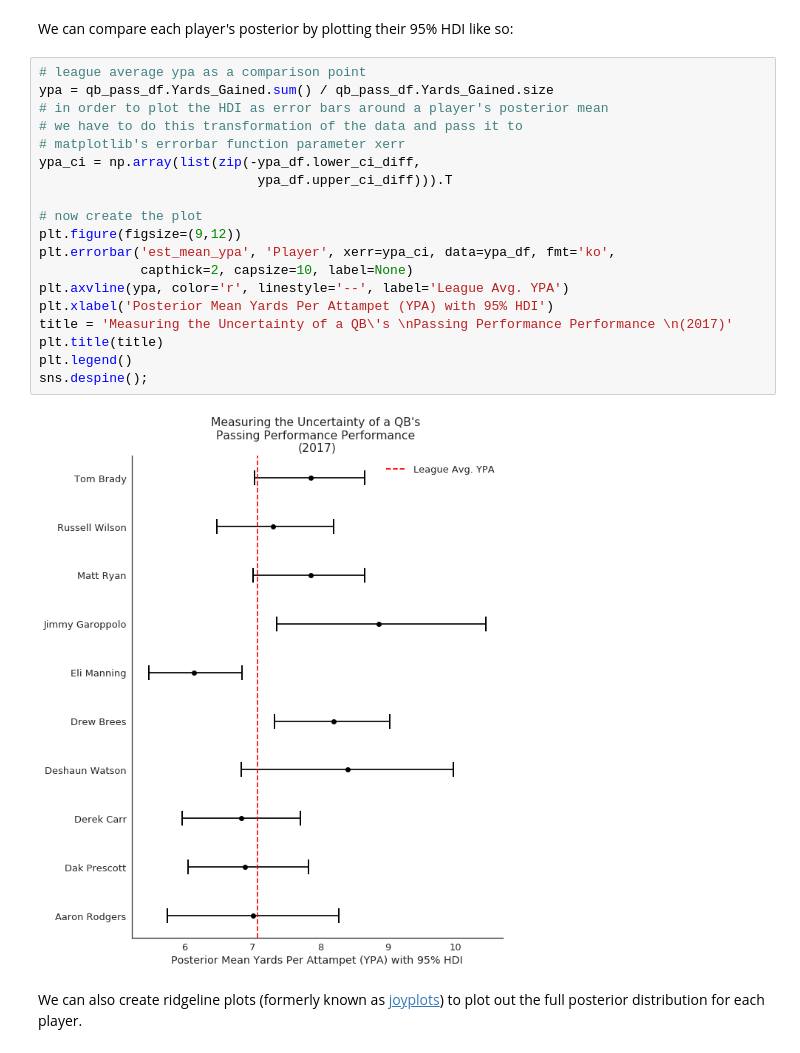
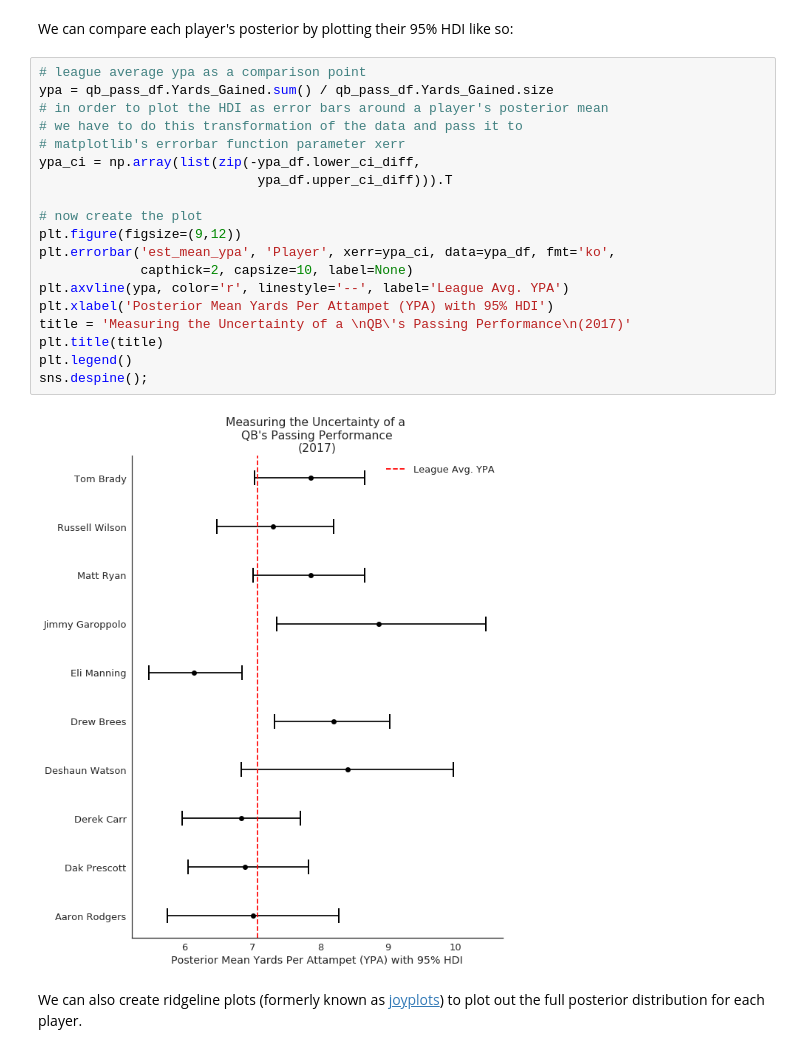
Before and after one commit to savvastj/blog, a Jupyter notebook: content/NFL_Bayesian_Bootstrap.ipynb, the cells around one changed output. Saved outputs shown, nothing was run; the diff lists cells and outputs as text.

```diff
--- a/content/NFL_Bayesian_Bootstrap.ipynb
+++ b/content/NFL_Bayesian_Bootstrap.ipynb
@@ -338,24 +338,24 @@ We can compare each player's posterior by plotting their 95% HDI like so:
 # %%
 # league average ypa as a comparison point
 ypa = qb_pass_df.Yards_Gained.sum() / qb_pass_df.Yards_Gained.size
 # in order to plot the HDI as error bars around a player's posterior mean
 # we have to do this transformation of the data and pass it to
 # matplotlib's errorbar function parameter xerr
 ypa_ci = np.array(list(zip(-ypa_df.lower_ci_diff,
                             ypa_df.upper_ci_diff))).T
 
 # now create the plot
 plt.figure(figsize=(9,12))
 plt.errorbar('est_mean_ypa', 'Player', xerr=ypa_ci, data=ypa_df, fmt='ko',
              capthick=2, capsize=10, label=None)
 plt.axvline(ypa, color='r', linestyle='--', label='League Avg. YPA')
 plt.xlabel('Posterior Mean Yards Per Attampet (YPA) with 95% HDI')
-title = 'Measuring the Uncertainty of a QB\'s \nPassing Performance Performance \n(2017)'
+title = 'Measuring the Uncertainty of a \nQB\'s Passing Performance\n(2017)'
 plt.title(title)
 plt.legend()
 sns.despine();
 # %% [output]
-[figure, old version]
+[figure, new version]
 # %% [markdown]
 We can also create ridgeline plots (formerly known as [joyplots](http://serialmentor.com/blog/2017/9/15/goodbye-joyplots)) to plot out the full posterior distribution for each player.
 # %%
```
Also changed, not shown: parts of 2 cells of this notebook, 15 other files.
